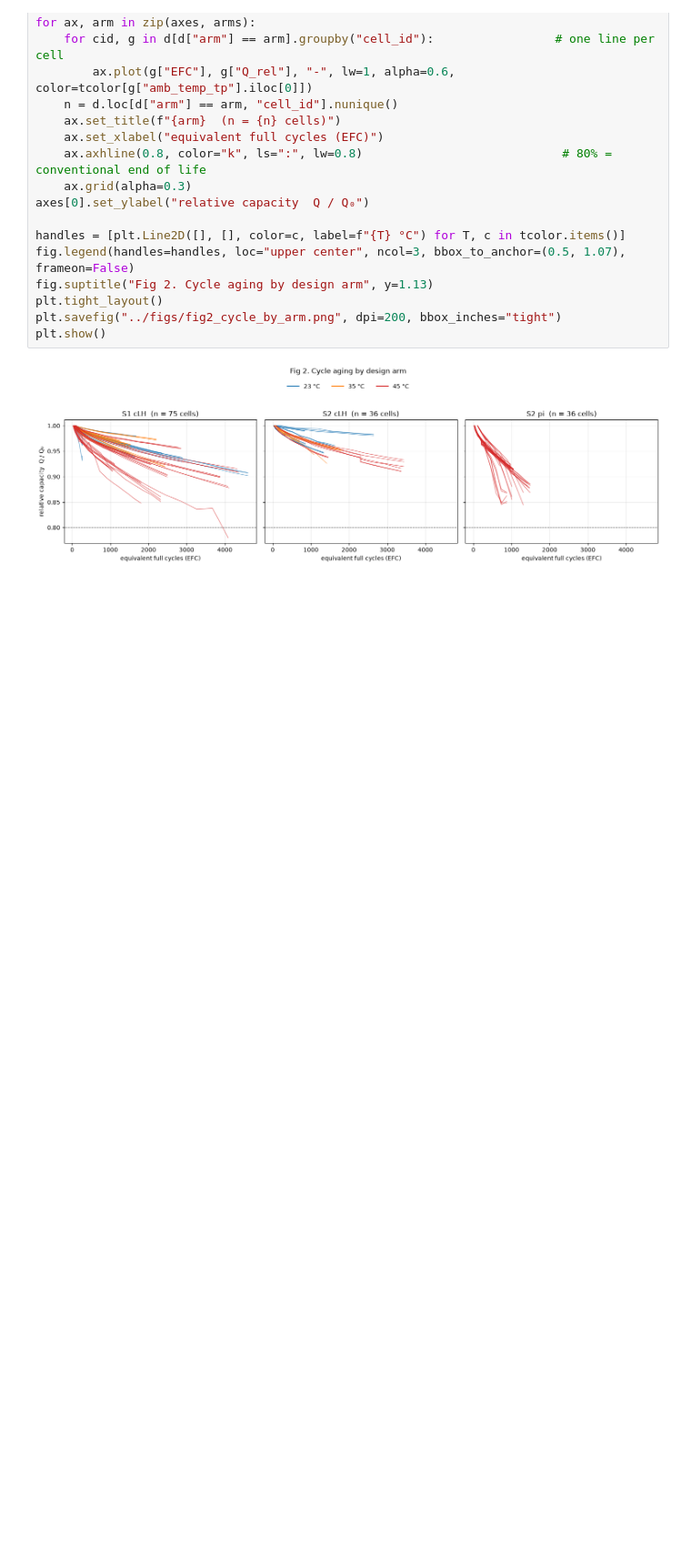
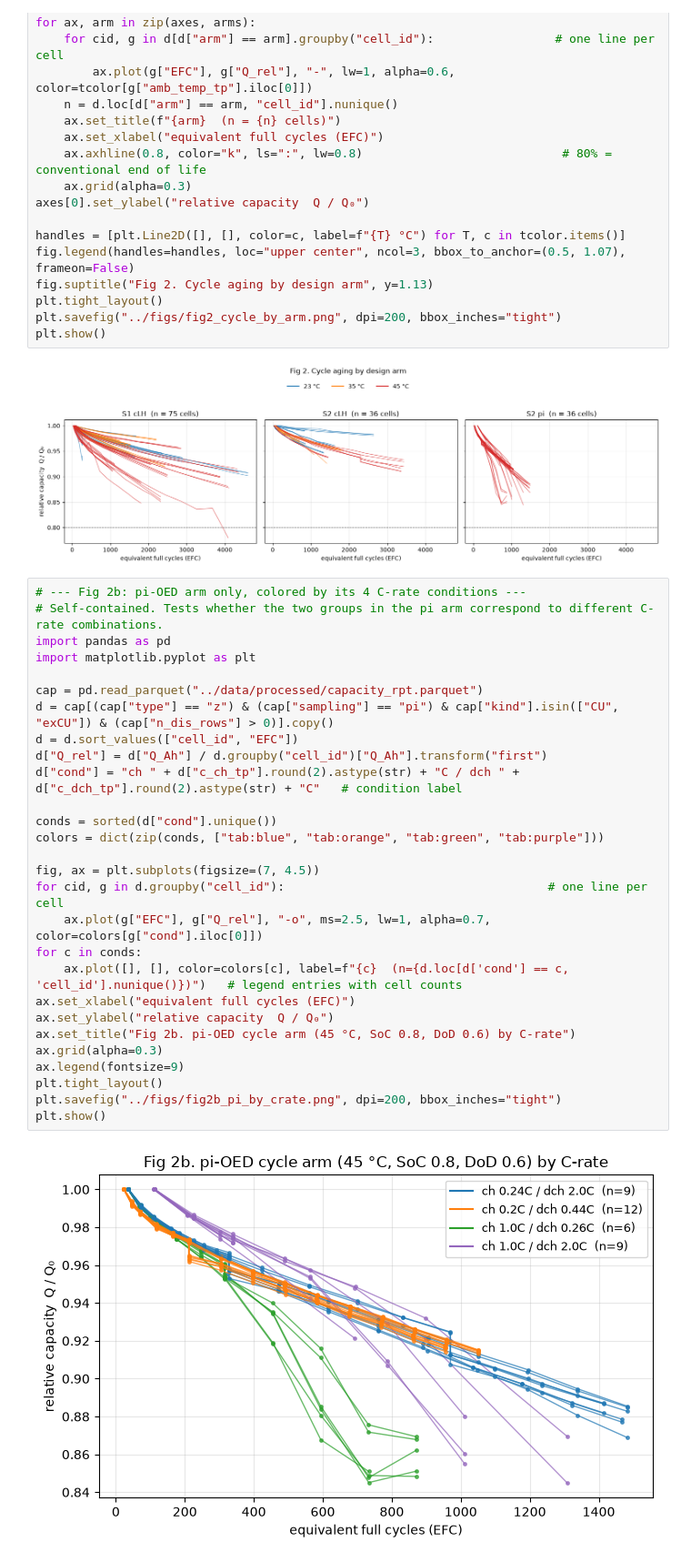
Before and after one commit to vulnicuranium/thesis-oed, a Jupyter notebook: notebooks/03_eda.ipynb, the cells around one changed output. Shown at 91% size. Cells and saved outputs as stored; diff of their text form; blank space fills up the shorter version.

Commit message:
rerun cells minor change

```diff
--- a/notebooks/03_eda.ipynb
+++ b/notebooks/03_eda.ipynb
@@ -169,3 +169,33 @@ plt.savefig("../figs/fig2_cycle_by_arm.png", dpi=200, bbox_inches="tight")
 plt.show()
 # %% [output]
 [figure]
+# %%
+# --- Fig 2b: pi-OED arm only, colored by its 4 C-rate conditions ---
+# Self-contained. Tests whether the two groups in the pi arm correspond to different C-rate combinations.
+import pandas as pd
+import matplotlib.pyplot as plt
+
+cap = pd.read_parquet("../data/processed/capacity_rpt.parquet")
+d = cap[(cap["type"] == "z") & (cap["sampling"] == "pi") & cap["kind"].isin(["CU", "exCU"]) & (cap["n_dis_rows"] > 0)].copy()
+d = d.sort_values(["cell_id", "EFC"])
+d["Q_rel"] = d["Q_Ah"] / d.groupby("cell_id")["Q_Ah"].transform("first")
+d["cond"] = "ch " + d["c_ch_tp"].round(2).astype(str) + "C / dch " + d["c_dch_tp"].round(2).astype(str) + "C"   # condition label
+
+conds = sorted(d["cond"].unique())
+colors = dict(zip(conds, ["tab:blue", "tab:orange", "tab:green", "tab:purple"]))
+
+fig, ax = plt.subplots(figsize=(7, 4.5))
+for cid, g in d.groupby("cell_id"):                                     # one line per cell
+    ax.plot(g["EFC"], g["Q_rel"], "-o", ms=2.5, lw=1, alpha=0.7, color=colors[g["cond"].iloc[0]])
+for c in conds:
+    ax.plot([], [], color=colors[c], label=f"{c}  (n={d.loc[d['cond'] == c, 'cell_id'].nunique()})")   # legend entries with cell counts
+ax.set_xlabel("equivalent full cycles (EFC)")
+ax.set_ylabel("relative capacity  Q / Q₀")
+ax.set_title("Fig 2b. pi-OED cycle arm (45 °C, SoC 0.8, DoD 0.6) by C-rate")
+ax.grid(alpha=0.3)
+ax.legend(fontsize=9)
+plt.tight_layout()
+plt.savefig("../figs/fig2b_pi_by_crate.png", dpi=200, bbox_inches="tight")
+plt.show()
+# %% [output]
+[figure, added]
```
Also changed, not shown: parts of 4 cells of this notebook.
